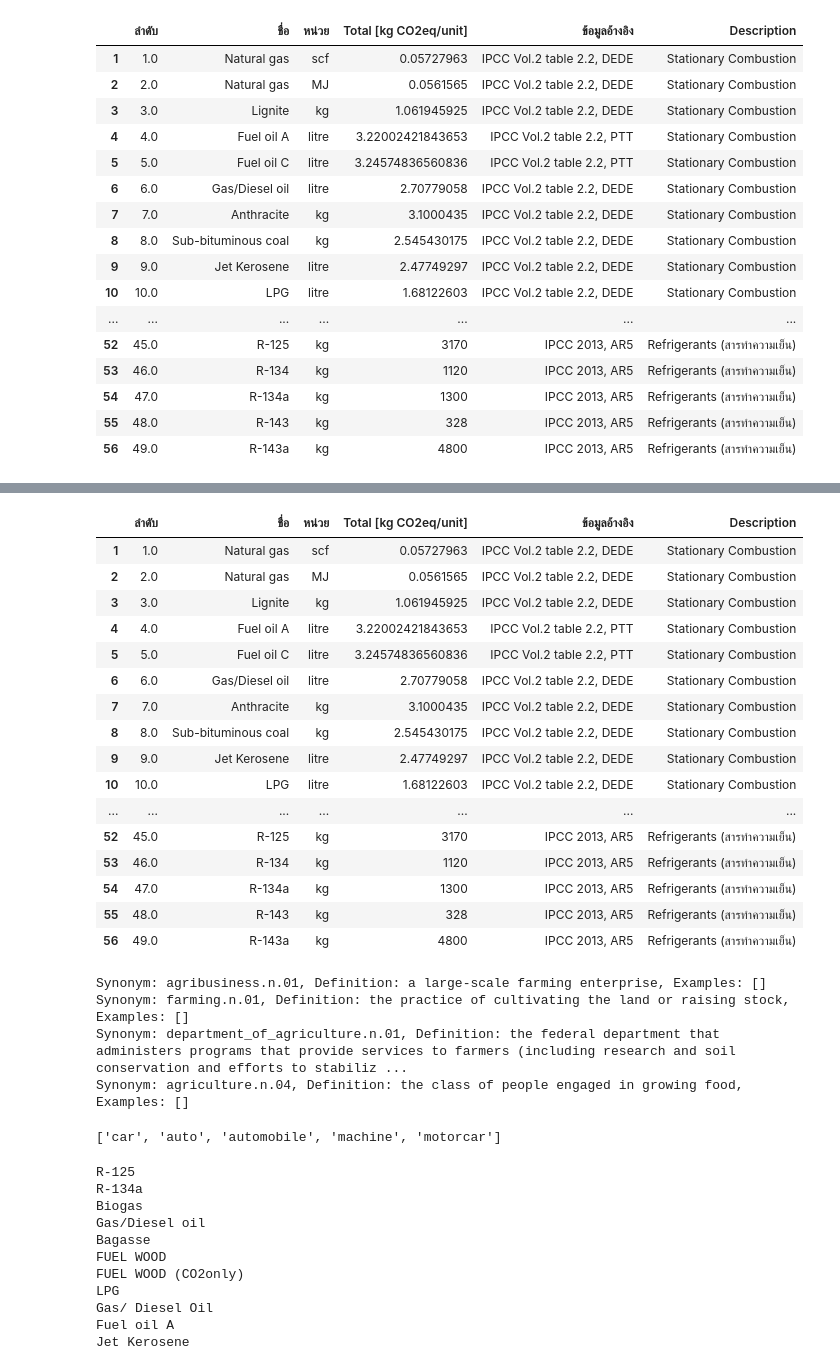
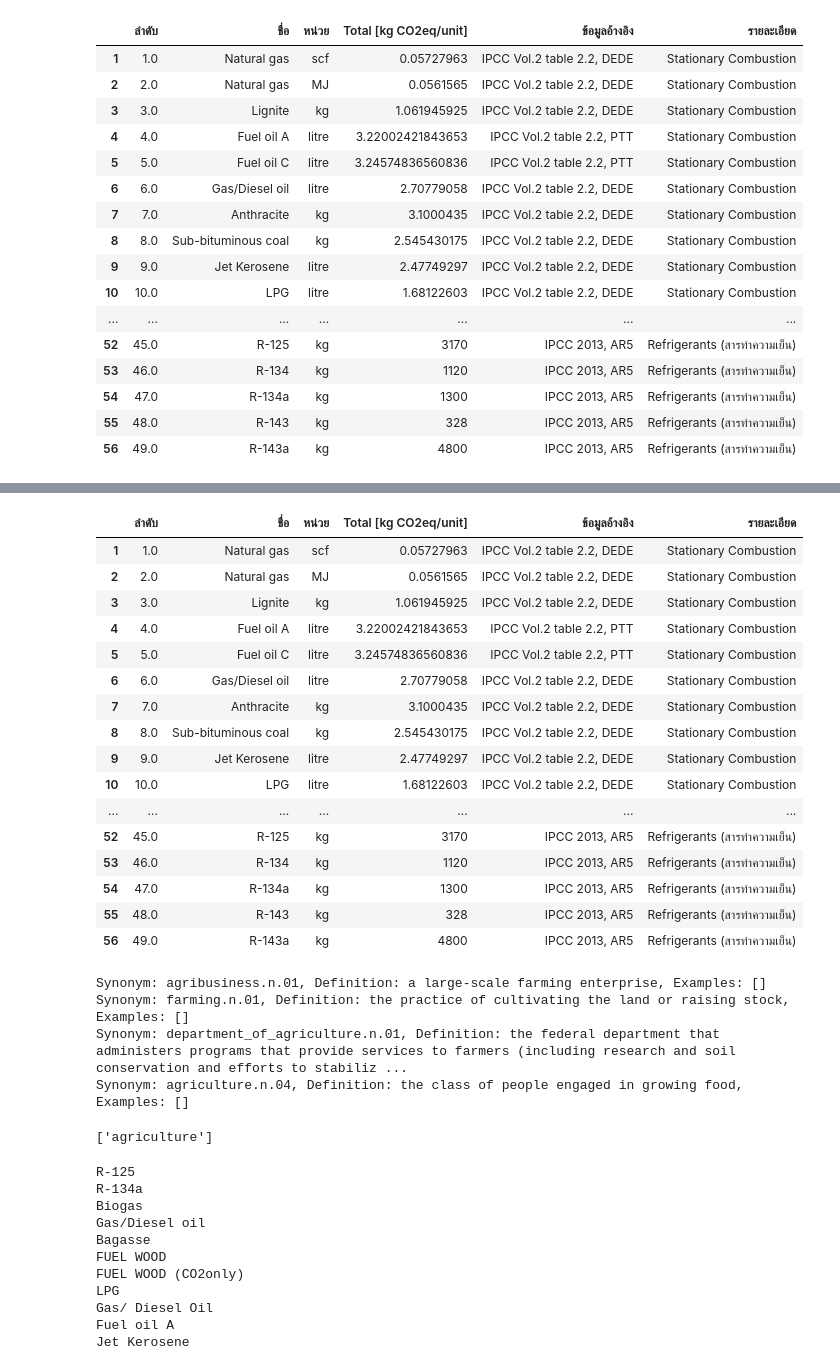
Before and after one commit to nanutnutna/thesis_ef, a Jupyter notebook: extract_data/collect_data.ipynb, the cells around one changed output, grey strips where cells are left out. Cells and saved outputs as stored; diff of their text form; code cells hidden in the pictures.

```diff
--- a/extract_data/collect_data.ipynb
+++ b/extract_data/collect_data.ipynb
@@ -38,21 +39,21 @@ if response.status_code == 200:
 else:
     print(f"Failed to fetch page, status code: {response.status_code}")
 # %%
-dfs['Description'] = dfs['ลำดับ']
-dfs['Description'] = dfs['Description'].fillna(dfs['ชื่อ'])
-dfs.loc[1:23, 'Description'] = 'Stationary Combustion'
-dfs.loc[24:31, 'Description'] = 'Mobile Combustion (On road)'
-dfs.loc[31:37, 'Description'] = 'Mobile Combustion (Off road), Diesel'
-dfs.loc[38:42, 'Description'] = 'Mobile Combustion (On road), Motor Gasoline 4 stroke'
-dfs.loc[43:47, 'Description'] = 'Mobile Combustion (On road), Motor Gasoline 2 stroke'
-dfs.loc[48, 'Description'] = 'Electricity, grid mix (ไฟฟ้า)'
-dfs.loc[50:, 'Description'] = 'Refrigerants (สารทำความเย็น)'
+dfs['รายละเอียด'] = dfs['ลำดับ']
+dfs['รายละเอียด'] = dfs['รายละเอียด'].fillna(dfs['ชื่อ'])
+dfs.loc[1:23, 'รายละเอียด'] = 'Stationary Combustion'
+dfs.loc[24:31, 'รายละเอียด'] = 'Mobile Combustion (On road)'
+dfs.loc[31:37, 'รายละเอียด'] = 'Mobile Combustion (Off road), Diesel'
+dfs.loc[38:42, 'รายละเอียด'] = 'Mobile Combustion (On road), Motor Gasoline 4 stroke'
+dfs.loc[43:47, 'รายละเอียด'] = 'Mobile Combustion (On road), Motor Gasoline 2 stroke'
+dfs.loc[48, 'รายละเอียด'] = 'Electricity, grid mix (ไฟฟ้า)'
+dfs.loc[50:, 'รายละเอียด'] = 'Refrigerants (สารทำความเย็น)'
 dfs['ลำดับ'] = pd.to_numeric(dfs['ลำดับ'], errors='coerce')
 dfs = dfs.dropna(subset=['ลำดับ'])
 dfs = dfs.drop(columns=['CO2 [kg CO2/unit]','Fossil CH4 [kg CH4/unit]','CH4 [kg CH4/unit]','N2O [kg N2O/unit]'])
 dfs
 # %% [output]
-|  | ลำดับ | ชื่อ | หน่วย | Total [kg CO2eq/unit] | ข้อมูลอ้างอิง | Description |
+|  | ลำดับ | ชื่อ | หน่วย | Total [kg CO2eq/unit] | ข้อมูลอ้างอิง | รายละเอียด |
 | 1 | 1.0 | Natural gas | scf | 0.05727963 | IPCC Vol.2 table 2.2, DEDE | Stationary Combustion |
 | 2 | 2.0 | Natural gas | MJ | 0.0561565 | IPCC Vol.2 table 2.2, DEDE | Stationary Combustion |
 | 3 | 3.0 | Lignite | kg | 1.061945925 | IPCC Vol.2 table 2.2, DEDE | Stationary Combustion |
@@ -141,7 +142,7 @@ ef3
 # %%
 dfs
 # %% [output]
-|  | ลำดับ | ชื่อ | หน่วย | Total [kg CO2eq/unit] | ข้อมูลอ้างอิง | Description |
+|  | ลำดับ | ชื่อ | หน่วย | Total [kg CO2eq/unit] | ข้อมูลอ้างอิง | รายละเอียด |
 | 1 | 1.0 | Natural gas | scf | 0.05727963 | IPCC Vol.2 table 2.2, DEDE | Stationary Combustion |
 | 2 | 2.0 | Natural gas | MJ | 0.0561565 | IPCC Vol.2 table 2.2, DEDE | Stationary Combustion |
 | 3 | 3.0 | Lignite | kg | 1.061945925 | IPCC Vol.2 table 2.2, DEDE | Stationary Combustion |
@@ -175,10 +176,10 @@ Synonym: farming.n.01, Definition: the practice of cultivating the land or raisi
 Synonym: department_of_agriculture.n.01, Definition: the federal department that administers programs that provide services to farmers (including research and soil conservation and efforts to stabiliz ...
 Synonym: agriculture.n.04, Definition: the class of people engaged in growing food, Examples: []
 # %%
-synset = wordnet.synset('car.n.01')
+synset = wordnet.synset('agriculture.n.04')
 print(synset.lemma_names())
 # %% [output]
-['car', 'auto', 'automobile', 'machine', 'motorcar']
+['agriculture']
 # %%
 lst = set([word for word in dfs['ชื่อ']])
 for i in lst:
```
Also changed, not shown: parts of 3 cells of this notebook, 2 other files.
